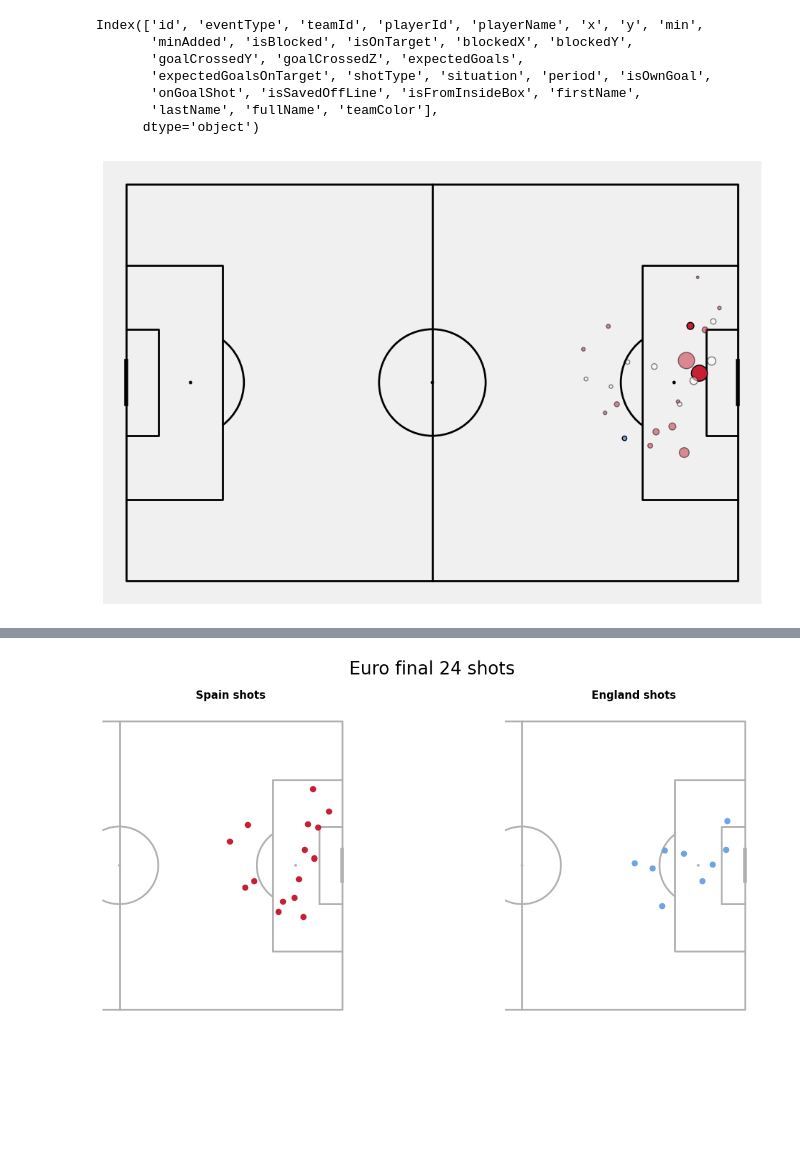
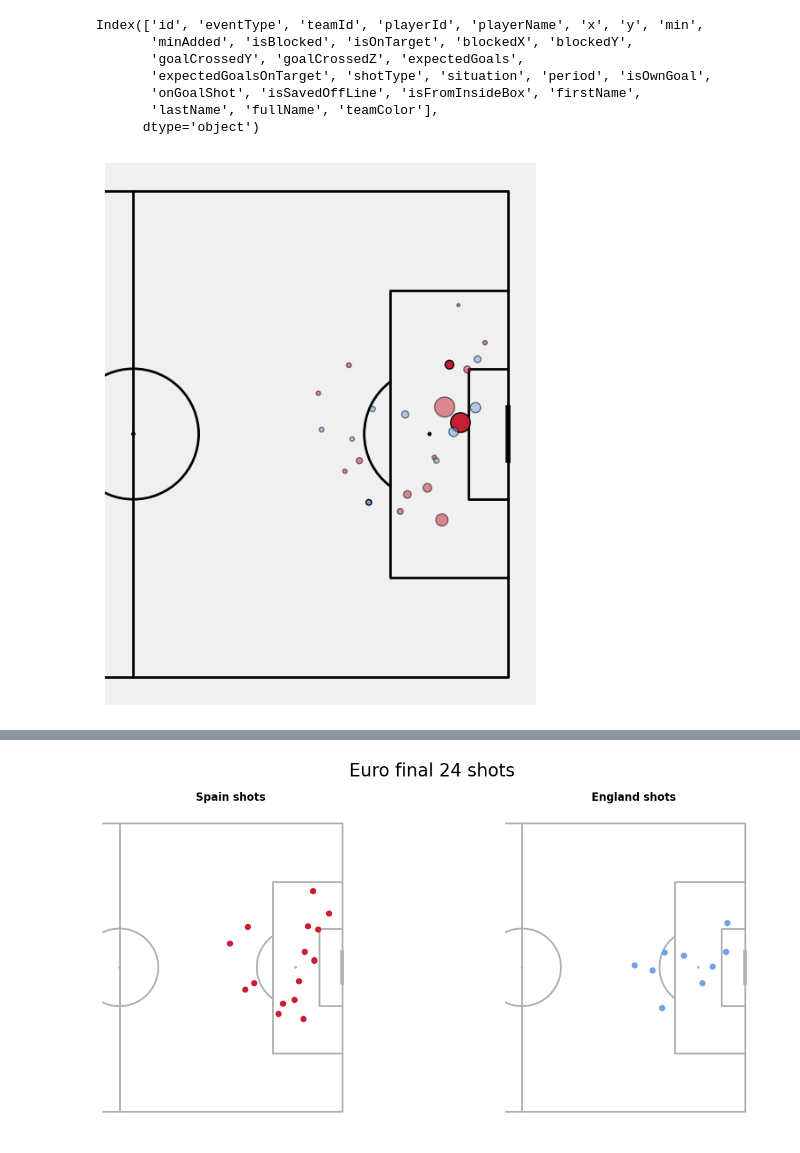
Before and after one commit to axelbol/euro24-final-analysis, a Jupyter notebook: shots.ipynb, the cells around one changed output, grey strips where cells are left out. Cells and saved outputs as stored; diff of their text form; code cells hidden in the pictures; blank space fills up the shorter version.

Commit message:
xG with darker color

```diff
--- a/shots.ipynb
+++ b/shots.ipynb
@@ -277,12 +277,28 @@ Index(['id', 'eventType', 'teamId', 'playerId', 'playerName', 'x', 'y', 'min',
 # %%
 # Shots by team, both periods
 fig, ax = plt.subplots(figsize=(12, 8))
-pitch = Pitch(pitch_type='custom', pitch_length=105, pitch_width=68, line_color='black', pitch_color='#f0f0f0')
+pitch = Pitch(pitch_type='custom', pitch_length=105, pitch_width=68, line_color='black', pitch_color='#f0f0f0', half=True)
 pitch.draw(ax=ax)
 
-pitch.scatter(spain.x, spain.y, c='#c62035', alpha = spain['eventType'].apply(lambda x: 1 if x == 'Goal' else 0.5), ec='black', s=500*spain['expectedGoals'], ax=ax)
-pitch.scatter(england.x, england.y, c=england['eventType'].apply(lambda x: '#6FA3E6' if x == 'Goal' else 'white'), alpha = england['eventType'].apply(lambda x: 1 if x == 'Goal' else 0.5), ec='black', s=500*england['expectedGoals'], ax=ax)
+pitch.scatter(
+    spain.x,
+    spain.y,
+    c='#c62035',
+    alpha = spain['eventType'].apply(lambda x: 1 if x == 'Goal' else 0.5),
+    ec='black',
+    s=500*spain['expectedGoals'],
+    ax=ax
+)
+pitch.scatter(
+    england.x,
+    england.y,
+    c='#6FA3E6',
+    alpha = england['eventType'].apply(lambda x: 1 if x == 'Goal' else 0.5),
+    ec='black',
+    s=500*england['expectedGoals'],
+    ax=ax
+)
 
 plt.show()
 # %% [output]
-[figure, old version]
+[figure, new version]
```
Also changed, not shown: parts of 2 cells of this notebook.
